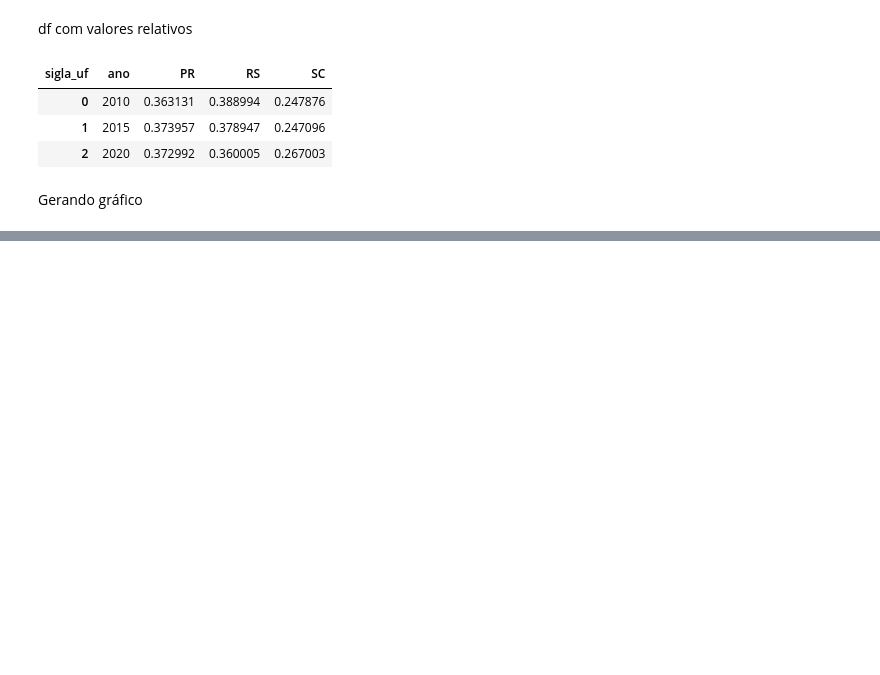
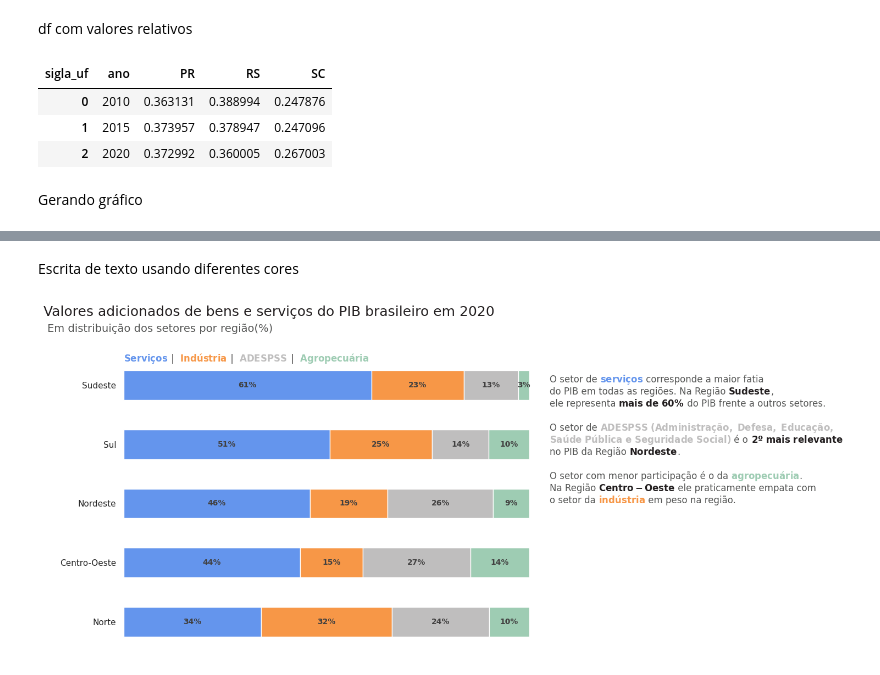
Before and after one commit to Jgabriel1800/PIB-no-brasil, a Jupyter notebook: PIBbrasil.ipynb, the cells around one changed output, grey strips where cells are left out. Cells and saved outputs as stored; diff of their text form; code cells hidden in the pictures; blank space fills up the shorter version.

```diff
--- a/PIBbrasil.ipynb
+++ b/PIBbrasil.ipynb
@@ -342,0 +440,60 @@ Gerando gráfico
+# %% [markdown]
+Escrita de texto usando diferentes cores
+# %%
+from matplotlib import transforms
+
+def texto_colorido(x, y, texto, cores, esp=20, ax=None, **kw):
+    cores = list(reversed(cores))
+    t = ax.transData
+    canvas = ax.figure.canvas
+    canvas.draw()
+    renderer = canvas.get_renderer()
+
+    for i, linha in enumerate(reversed(texto.split('\n'))):
+        frases = linha.split('||')
+        for s, cor in zip(frases, cores[i]):
+            texto = ax.text(x, y, s, color=cor, transform=t, **kw)
+            texto.draw(renderer)
+            ex = texto.get_window_extent()
+            t = transforms.offset_copy(texto._transform, x=ex.width, units='dots')
+
+        t = transforms.offset_copy(ax.transData, x=0, y=(i + 1) * esp, units='dots')
+# %%
+ax, cores = grafico_va()
+
+ax.legend().remove()
+
+cores_texto = [[cores[0],CINZA2,  cores[1],CINZA2, cores[2],CINZA2,  cores[3]]]
+
+texto_colorido(
+    0, 4.4,
+    '$\\bf{Serviços}$ || | || $\\bf{Indústria}$ || | || $\\bf{ADESPSS}$ || | || $\\bf{Agropecuária}$',
+    cores=cores_texto,
+    ax=ax, fontsize=12
+)
+
+texto_colorido(1.05,2,'O setor de ||$\\bf{serviços}$|| corresponde a maior fatia\n'
+     'do PIB em todas as regiões. Na Região ||$\\bf{Sudeste}$||,\n'
+     'ele representa ||$\\bf{mais\ de\ 60\%}$|| do PIB frente a outros setores.\n'
+    '\n'
+     'O setor de ||$\\bf{ADESPSS\ (Administração,\ Defesa,\ Educação,}$\n'
+     '$\\bf{Saúde\ Pública\ e\ Seguridade\ Social)}$|| é o ||$\\bf{2º\ mais\ relevante}$||\n'
+     'no PIB da Região ||$\\bf{Nordeste}$||.\n'
+     '\n'
+     'O setor com menor participação é o da ||$\\bf{agropecuária}$||.\n'
+     'Na Região ||$\\bf{Centro-Oeste}$|| ele praticamente empata com\n'
+     'o setor da ||$\\bf{indústria}$|| em peso na região.',
+ [    [CINZA3, AZUL3, CINZA3],
+      [CINZA3, CINZA1, CINZA3],
+      [CINZA3, CINZA1, CINZA3],
+      [CINZA3],
+      [CINZA3, CINZA5],
+      [CINZA5, CINZA3, CINZA1],
+      [CINZA3, CINZA1, CINZA3],
+      [CINZA3],
+      [CINZA3, VERDE3, CINZA3],
+      [CINZA3, CINZA1, CINZA3],
+      [CINZA3, LARANJA1, CINZA3]
+     ],esp=22,ax=ax,fontsize=12)
+# %% [output]
+[figure, added]
```
Also changed, not shown: parts of 10 cells of this notebook.
